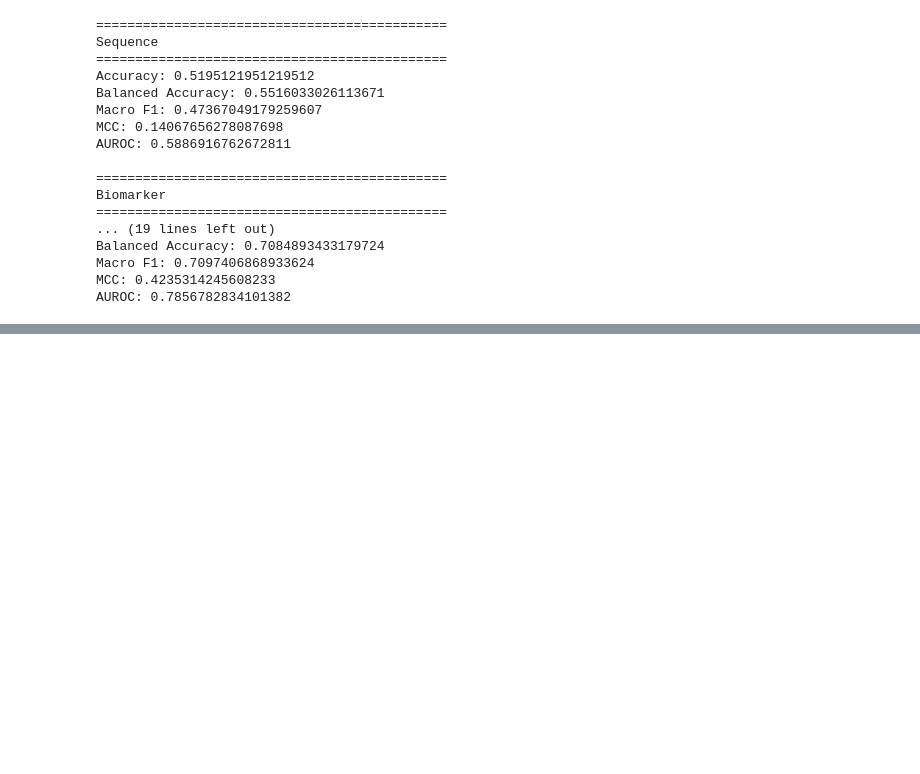
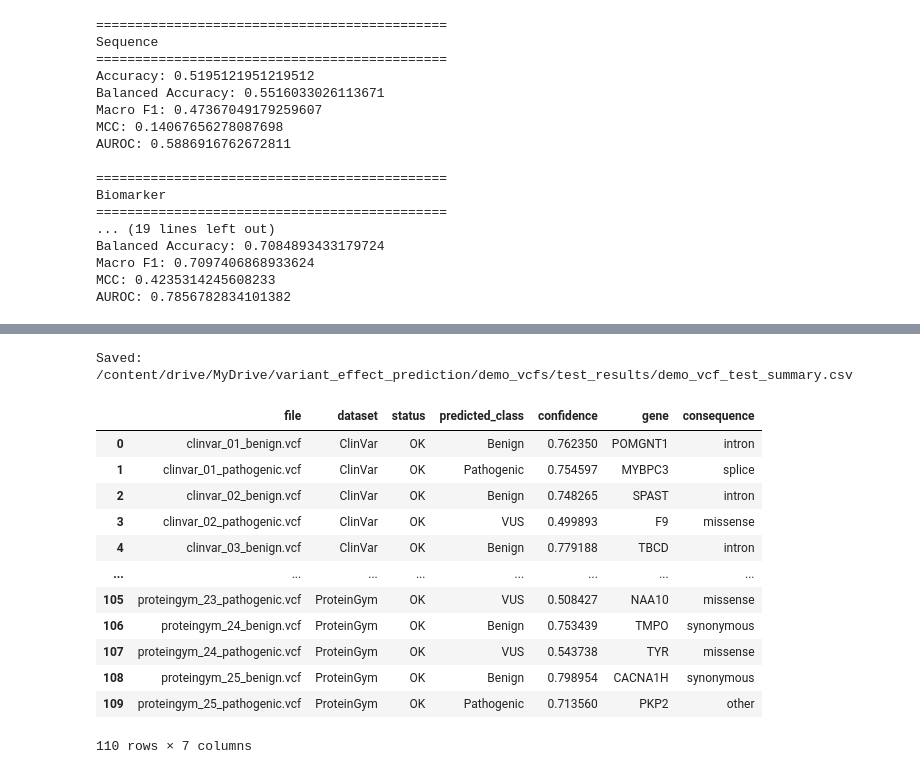
Before and after one commit to jayatigupta05/VEP, a Jupyter notebook: GenoHybrid_VEP_Notebook_3_Validation.ipynb, the cells around one changed output, grey strips where cells are left out. Cells and saved outputs as stored; diff of their text form; code cells hidden in the pictures; blank space fills up the shorter version.

```diff
--- a/GenoHybrid_VEP_Notebook_3_Validation.ipynb
+++ b/GenoHybrid_VEP_Notebook_3_Validation.ipynb
@@ -5860,0 +6242,12 @@ AUROC: 0.7856782834101382
+# %%
+print("\nClinVar:")
+for f in sorted(
+    CLINVAR_DIR.glob("*.vcf")
+):
+    print(f.name)
+
+print("\nProteinGym:")
+for f in sorted(
+    PROTEINGYM_DIR.glob("*.vcf")
+):
+    print(f.name)
@@ -5860,0 +6510,43 @@ AUROC: 0.7856782834101382
+# %%
+    summary = pd.DataFrame(rows)
+
+summary_path = (
+    RESULTS_DIR
+    / "demo_vcf_test_summary.csv"
+)
+
+summary.to_csv(
+    summary_path,
+    index=False
+)
+
+print("\nSaved:", summary_path)
+
+display(
+    summary[
+        [
+            "file",
+            "dataset",
+            "status",
+            "predicted_class",
+            "confidence",
+            "gene",
+            "consequence"
+        ]
+    ]
+)
+# %% [output]
+Saved: /content/drive/MyDrive/variant_effect_prediction/demo_vcfs/test_results/demo_vcf_test_summary.csv
+|  | file | dataset | status | predicted_class | confidence | gene | consequence |
+| 0 | clinvar_01_benign.vcf | ClinVar | OK | Benign | 0.762350 | POMGNT1 | intron |
+| 1 | clinvar_01_pathogenic.vcf | ClinVar | OK | Pathogenic | 0.754597 | MYBPC3 | splice |
+| 2 | clinvar_02_benign.vcf | ClinVar | OK | Benign | 0.748265 | SPAST | intron |
+| 3 | clinvar_02_pathogenic.vcf | ClinVar | OK | VUS | 0.499893 | F9 | missense |
+| 4 | clinvar_03_benign.vcf | ClinVar | OK | Benign | 0.779188 | TBCD | intron |
+| ... | ... | ... | ... | ... | ... | ... | ... |
+| 105 | proteingym_23_pathogenic.vcf | ProteinGym | OK | VUS | 0.508427 | NAA10 | missense |
+| 106 | proteingym_24_benign.vcf | ProteinGym | OK | Benign | 0.753439 | TMPO | synonymous |
+| 107 | proteingym_24_pathogenic.vcf | ProteinGym | OK | VUS | 0.543738 | TYR | missense |
+| 108 | proteingym_25_benign.vcf | ProteinGym | OK | Benign | 0.798954 | CACNA1H | synonymous |
+| 109 | proteingym_25_pathogenic.vcf | ProteinGym | OK | Pathogenic | 0.713560 | PKP2 | other |
+110 rows × 7 columns
```
Also changed, not shown: parts of 17 cells of this notebook.
